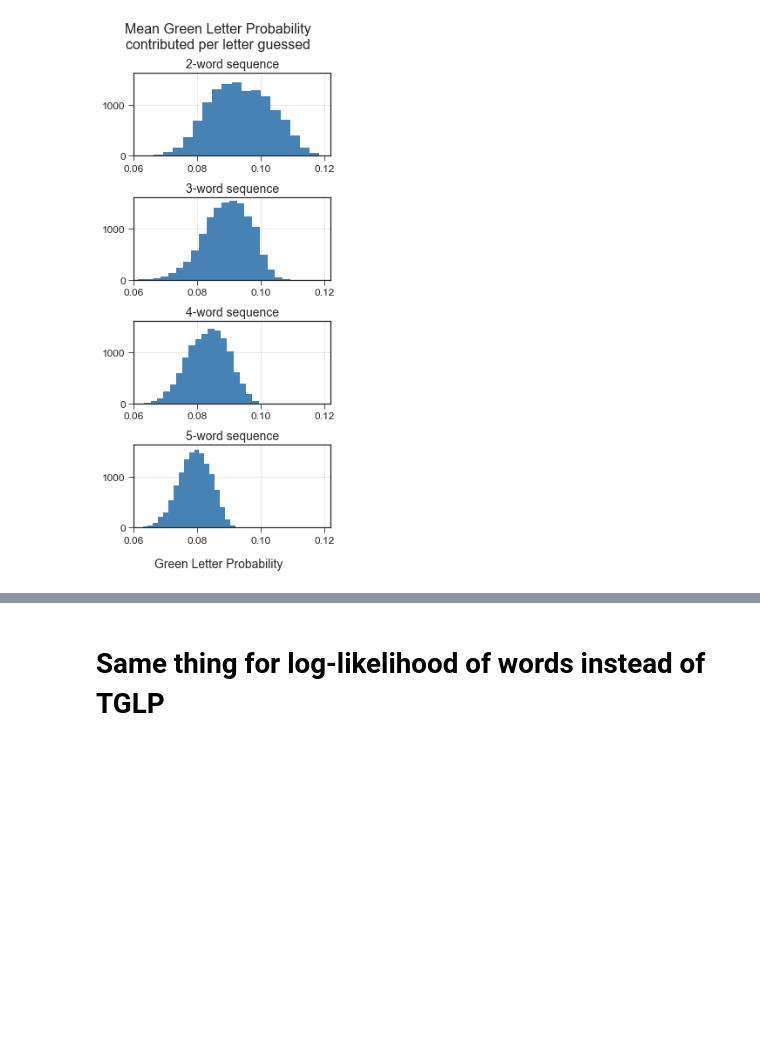
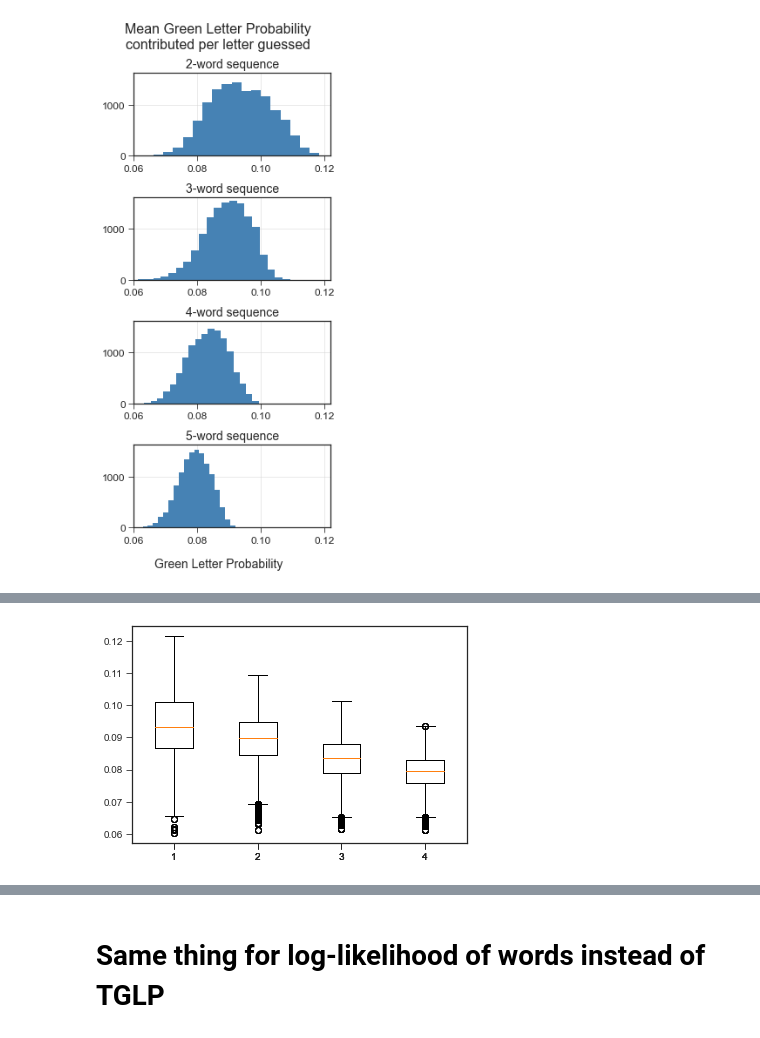
Before and after one commit to benton-anderson/wordle-opt, a Jupyter notebook: notebooks/BJA-02.4-make-guess-sequences.ipynb, the cells around one changed output, grey strips where cells are left out. Cells and saved outputs as stored; diff of their text form; code cells hidden in the pictures; blank space fills up the shorter version.

```diff
--- a/notebooks/BJA-02.4-make-guess-sequences.ipynb
+++ b/notebooks/BJA-02.4-make-guess-sequences.ipynb
@@ -446,0 +468,7 @@ plt.savefig(r'..\reports\figures\mean_GLP_per_letter.svg')
+# %%
+fig, ax = plt.subplots()
+
+for i, num in enumerate(['2','3','4','5']):
+    ax.boxplot(df[['mean_tglp2', 'mean_tglp3', 'mean_tglp4', 'mean_tglp5']])
+# %% [output]
+[figure, added]
```
Also changed, not shown: parts of 4 cells of this notebook, 7 other files.
